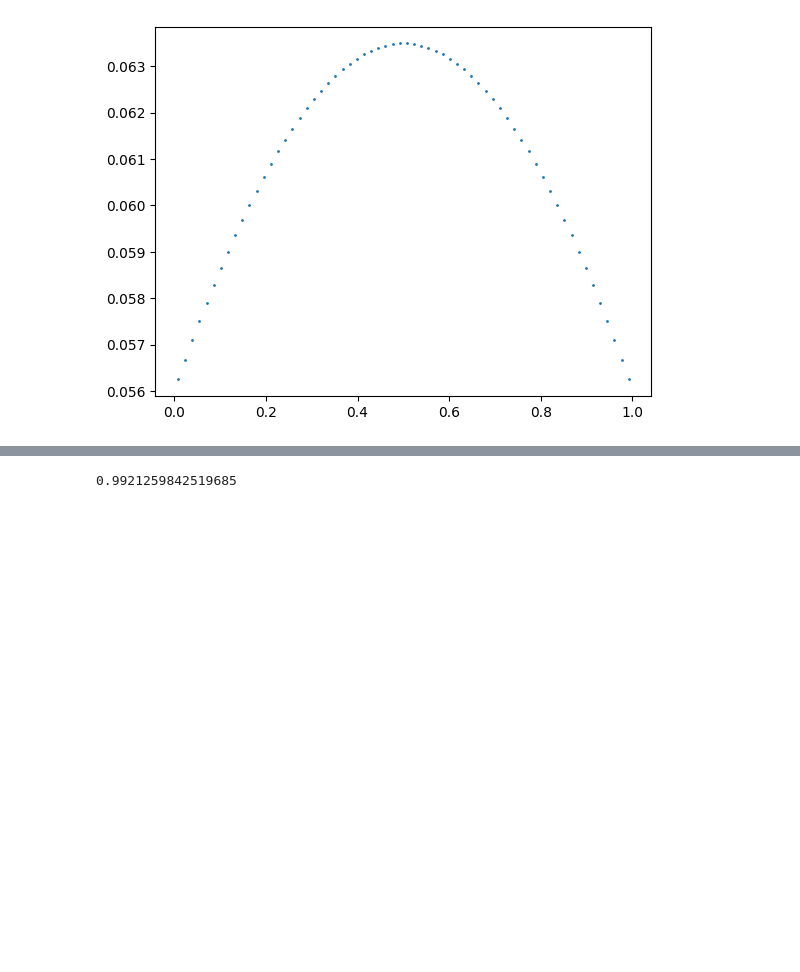
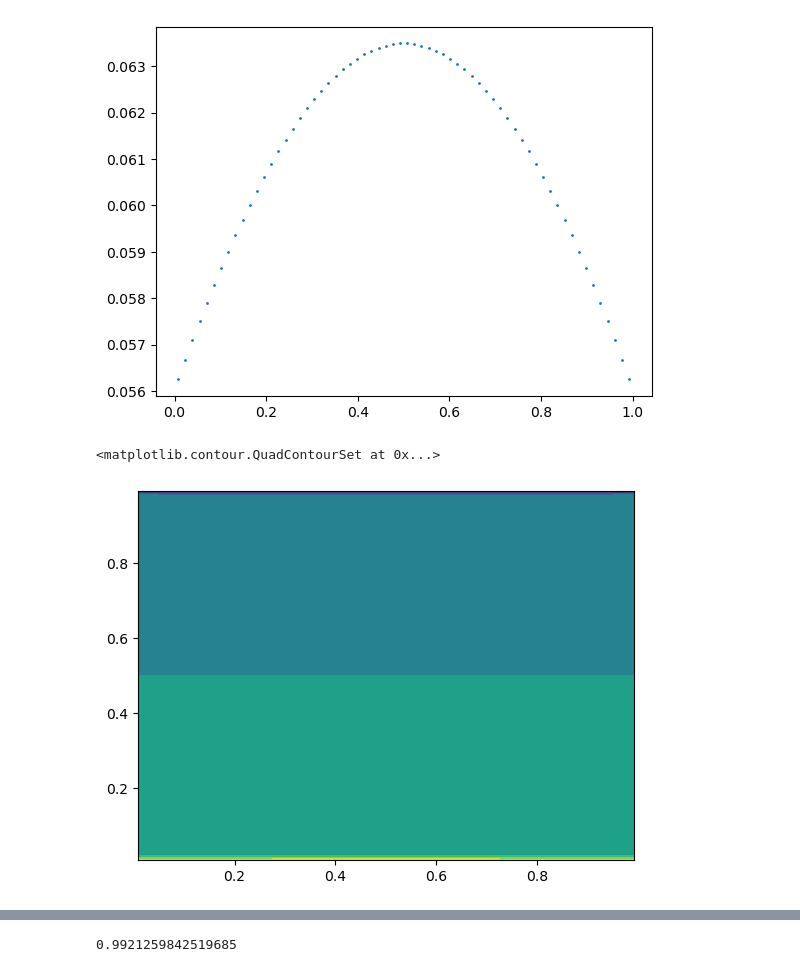
Before and after one commit to 314152718/amr-gpu, a Jupyter notebook: graph_natalia.ipynb, the cells around one changed output, grey strips where cells are left out. Saved outputs shown, nothing was run; the diff lists cells and outputs as text; code cells hidden in the pictures; blank space fills up the shorter version.

```diff
--- a/graph_natalia.ipynb
+++ b/graph_natalia.ipynb
@@ -19,3 +19,11 @@ plt.scatter(list(df[(df.y==z) & (df.z==z)]['x']), list(df[(df.y==z) & (df.z==z)]
 0.5039370078740157
 <matplotlib.collections.PathCollection at 0x...>
 [figure]
+# %%
+data_X = sorted(list(set(df[(df.z==z)]['x'])))
+data_Y = sorted(list(set(df[(df.z==z)]['y'])))
+data_Z = [[list(df[(df.z==z)&(df.y==y)&(df.x==x)].rho_grad_x)[0] if len(df[(df.z==z)&(df.y==y)&(df.x==x)])>0 else None for y in data_Y] for x in data_X]
+plt.contourf(data_X, data_Y, data_Z)
+# %% [output]
+<matplotlib.contour.QuadContourSet at 0x...>
+[figure, added]
```
Also changed, not shown: parts of 2 cells of this notebook, 1 other file.
